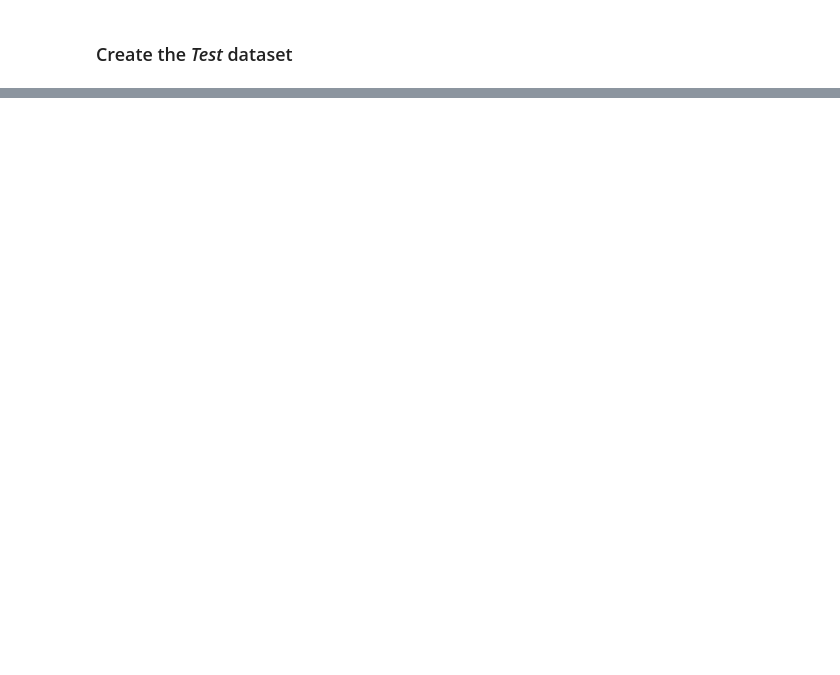
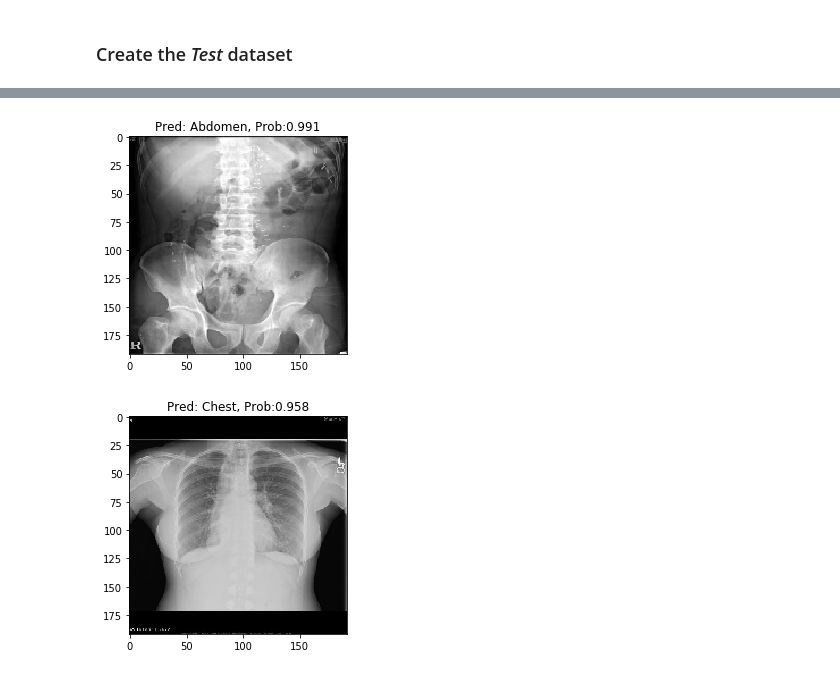
Before and after one commit to mdai/mdai-client-py, a Jupyter notebook: notebooks/hello-world-keras.ipynb, the cells around one changed output, grey strips where cells are left out. Drawn from its saved outputs; the diff is of its cells as text; code cells hidden in the pictures; blank space fills up the shorter version.

```diff
--- a/notebooks/hello-world-keras.ipynb
+++ b/notebooks/hello-world-keras.ipynb
@@ -76,8 +106,7 @@ from keras.callbacks import EarlyStopping, ModelCheckpoint
 # %%
 # Define model parameters
-
-img_width = 256
-img_height = 256
+img_width = 192
+img_height = 192
 epochs = 20
 
 params = {
@@ -88,10 +117,8 @@ params = {
     'shuffle': True,
 }
 # %%
-# Transfer Learning
-# Use the InceptionV3 pre-trained model as base model
+base_model = applications.mobilenet.MobileNet(weights='imagenet', include_top=False, input_shape=(img_width, img_height, 3))
 
-base_model = applications.InceptionV3(weights='imagenet', include_top=False, input_shape=(img_width, img_height, 3))
 model_top  = Sequential()
 model_top.add(GlobalAveragePooling2D(input_shape=base_model.output_shape[1:], data_format=None))
 model_top.add(Dense(256, activation='relu'))
@@ -102,17 +129,17 @@ model = Model(inputs=base_model.input, outputs=model_top(base_model.output))
 
 model.compile(optimizer=Adam(lr=0.0001, beta_1=0.9, beta_2=0.999, epsilon=1e-08,decay=0.0),
               loss='categorical_crossentropy', metrics=['accuracy'])
+# %%
+from mdai.utils import keras_utils
+
+train_generator = keras_utils.DataGenerator(train_dataset, **params)
+val_generator = keras_utils.DataGenerator(val_dataset, **params)
 # %%
-import warnings
-warnings.filterwarnings('ignore')
-
-train_generator = utils.DataGenerator(train_dataset, **params)
-val_generator = utils.DataGenerator(val_dataset, **params)
-
 # Set callback functions to early stop training and save the best model so far
 callbacks = [
     EarlyStopping(monitor='val_loss', patience=2, verbose=2),
-    ModelCheckpoint(filepath='best_model.h5', monitor='val_loss', save_best_only=True, verbose=2)
+    ModelCheckpoint(filepath='best_model.h5', monitor='val_loss',
+                    save_best_only=True, verbose=2)
 ]
 
 history = model.fit_generator(
@@ -145,18 +195,25 @@ model.load_weights('best_model.h5')
 # %%
 import numpy as np
-from skimage.transform import resize
+#from skimage.transform import resize
+from PIL import Image
 
 for image_id in test_dataset.image_ids:
 
-    image = vis.load_dicom_image(image_id, to_RGB=True)
-    plt.figure()
-    plt.imshow(image)
+    image = mdai.visualize.load_dicom_image(image_id, to_RGB=True)
+    image = Image.fromarray(image)
+    image = image.resize((img_width, img_height))
 
-    image = resize(image, (img_width, img_height,3))
     x = np.expand_dims(image, axis=0)
     y_prob = model.predict(x)
     y_classes = y_prob.argmax(axis=-1)
-    title = 'Pred: ' + test_dataset.class_id_to_class_text(y_classes[0]) + ', prob:' + str(round(y_prob[0][y_classes[0]], 3))
+
+    title = 'Pred: ' + test_dataset.class_id_to_class_text(y_classes[0]) + ', Prob:' + str(round(y_prob[0][y_classes[0]], 3))
+
+    plt.figure()
     plt.title(title)
+    plt.imshow(image)
 
 plt.show()
+# %% [output]
+[figure, added]
+[figure, added]
```
Also changed, not shown: parts of 14 cells of this notebook, 8 other files.
